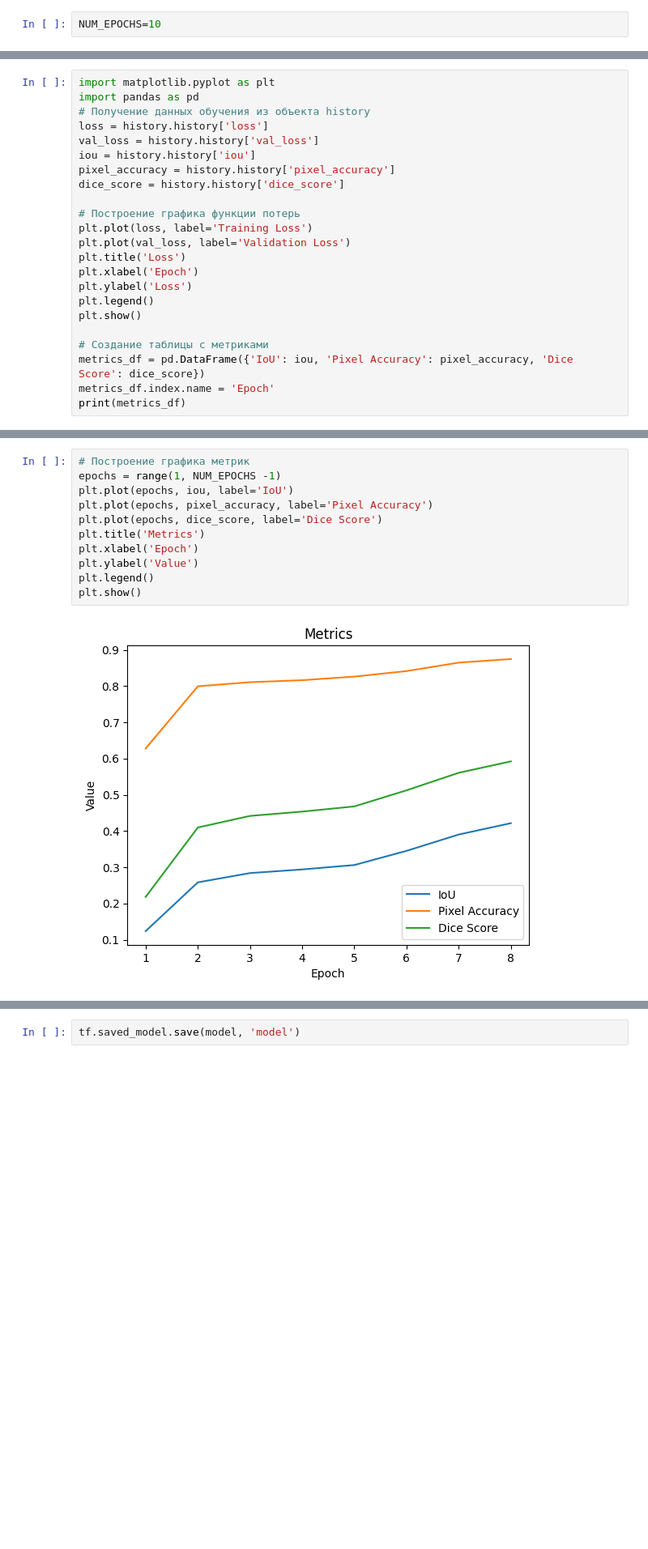
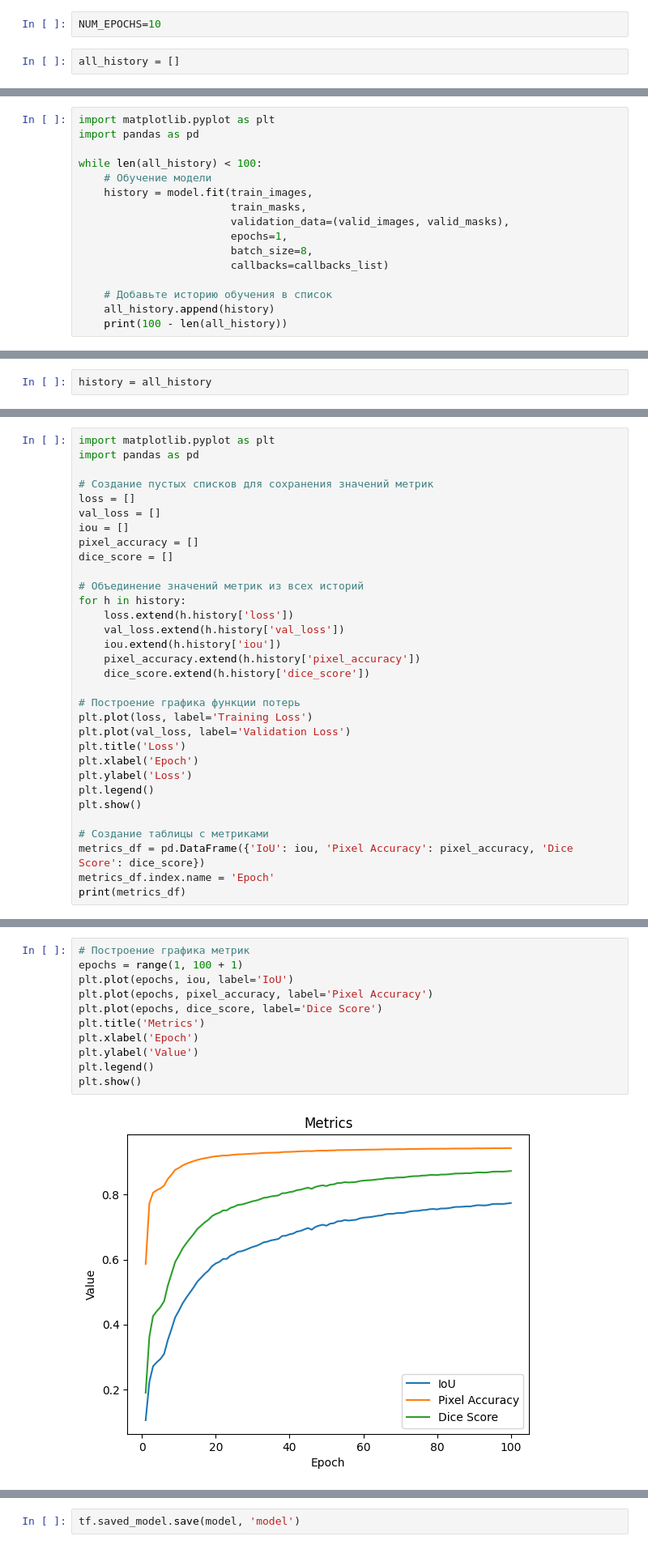
Before and after one commit to Falkramm/2DBinaryTeethSegmentation, a Jupyter notebook: Unet256.ipynb, the cells around one changed output, grey strips where cells are left out. Shown at 81% size. Saved outputs shown, nothing was run; the diff lists cells and outputs as text; blank space fills up the shorter version.

```diff
--- a/Unet256.ipynb
+++ b/Unet256.ipynb
@@ -399,6 +399,8 @@ model.compile(
             )
 # %%
 NUM_EPOCHS=10
+# %%
+all_history = []
 # %%
 import matplotlib.pyplot as plt
 import pandas as pd
@@ -434,0 +471,16 @@ IoU: 0.4216063618659973 - Pixel Accuracy: 0.8745210766792297 - Dice Score: 0.592
+# %%
+import matplotlib.pyplot as plt
+import pandas as pd
+
+while len(all_history) < 100:
+    # Обучение модели
+    history = model.fit(train_images,
+                        train_masks,
+                        validation_data=(valid_images, valid_masks),
+                        epochs=1,
+                        batch_size=8,
+                        callbacks=callbacks_list)
+
+    # Добавьте историю обучения в список
+    all_history.append(history)
+    print(100 - len(all_history))
@@ -435,2 +521,4 @@ IoU: 0.4216063618659973 - Pixel Accuracy: 0.8745210766792297 - Dice Score: 0.592
+# %%
+history = all_history
 # %%
 # %% [output]
@@ -438,12 +526,21 @@ IoU: 0.4216063618659973 - Pixel Accuracy: 0.8745210766792297 - Dice Score: 0.592
 # %%
 import matplotlib.pyplot as plt
 import pandas as pd
-# Получение данных обучения из объекта history
-loss = history.history['loss']
-val_loss = history.history['val_loss']
-iou = history.history['iou']
-pixel_accuracy = history.history['pixel_accuracy']
-dice_score = history.history['dice_score']
+
+# Создание пустых списков для сохранения значений метрик
+loss = []
+val_loss = []
+iou = []
+pixel_accuracy = []
+dice_score = []
+
+# Объединение значений метрик из всех историй
+for h in history:
+    loss.extend(h.history['loss'])
+    val_loss.extend(h.history['val_loss'])
+    iou.extend(h.history['iou'])
+    pixel_accuracy.extend(h.history['pixel_accuracy'])
+    dice_score.extend(h.history['dice_score'])
 
 # Построение графика функции потерь
 plt.plot(loss, label='Training Loss')
@@ -473,16 +578,16 @@ Epoch
 # %%
 # Построение графика метрик
-epochs = range(1, NUM_EPOCHS -1)
+epochs = range(1, 100 + 1)
 plt.plot(epochs, iou, label='IoU')
 plt.plot(epochs, pixel_accuracy, label='Pixel Accuracy')
 plt.plot(epochs, dice_score, label='Dice Score')
 plt.title('Metrics')
 plt.xlabel('Epoch')
 plt.ylabel('Value')
 plt.legend()
 plt.show()
 # %% [output]
-[figure, old version]
+[figure, new version]
 # %%
 # Создание таблицы с метриками каждые 3 эпохи
 metrics_df = pd.DataFrame({'IoU': [], 'Pixel Accuracy': [], 'Dice Score': []})
```
Also changed, not shown: parts of 14 cells of this notebook.
